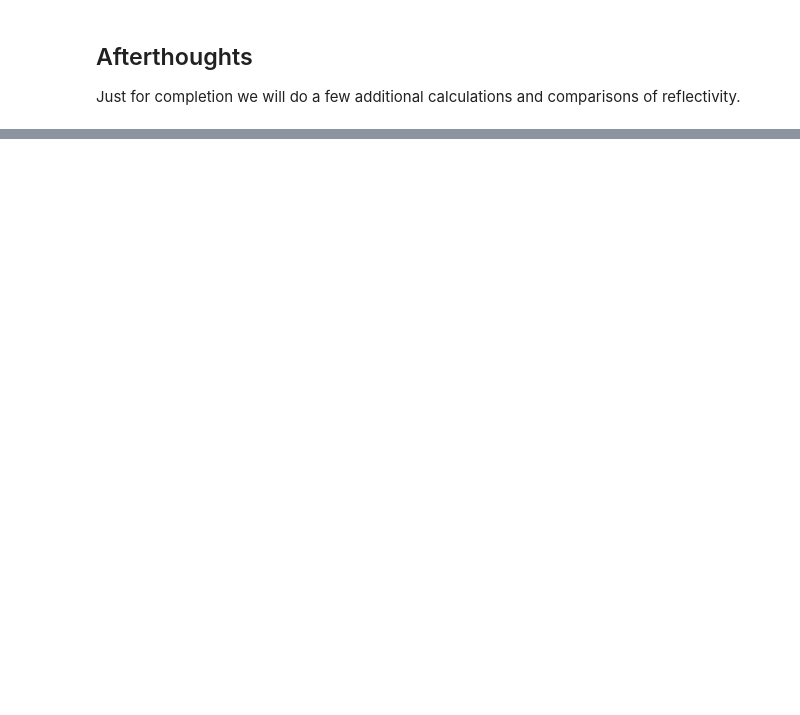
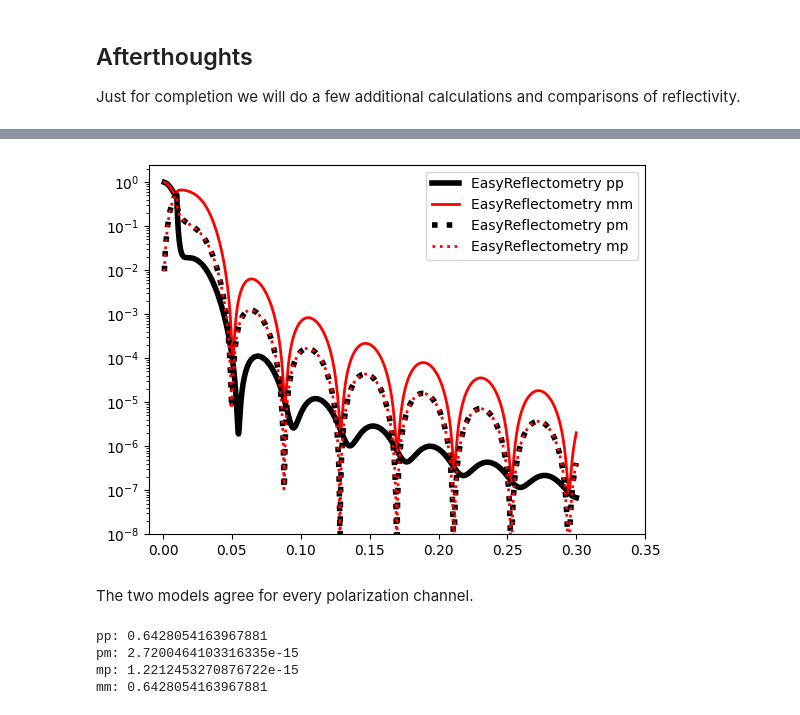
Before and after one commit to easyscience/EasyReflectometryLib, a Jupyter notebook: dev/tutorials/simulation/magnetism/magnetism.ipynb, the cells around one changed output, grey strips where cells are left out. Cells and saved outputs as stored; diff of their text form; code cells hidden in the pictures; blank space fills up the shorter version.

```diff
--- a/dev/tutorials/simulation/magnetism/magnetism.ipynb
+++ b/dev/tutorials/simulation/magnetism/magnetism.ipynb
@@ -332,0 +266,49 @@ print(max(abs(model_data_no_magnetism - model_data_magnetism)))
+# %%
+# The single layer model matching the raw Refl1d sample above
+vacuum_single = Material(sld=0, isld=0, name='Vacuum')
+sld_8_single = Material(sld=8.0, isld=0, name='Sld 8')
+si_single = Material(sld=2.047, isld=0, name='Si')
+superphase_single = Layer(material=vacuum_single, thickness=0, roughness=0, name='Vacuum Superphase')
+magnetic_layer = Layer(material=sld_8_single, thickness=150, roughness=0, name='Magnetic Layer')
+subphase_single = Layer(material=si_single, thickness=0, roughness=0, name='Si Subphase')
+single_layer_model = Model(
+    sample=Sample(
+        Multilayer(superphase_single),
+        Multilayer(magnetic_layer),
+        Multilayer(subphase_single),
+        name='Single Layer Sample',
+    ),
+    scale=1,
+    background=0,
+    name='Single Layer Model',
+)
+
+interface.switch('refl1d')
+single_layer_model.interface = interface
+single_layer_model.resolution_function = PercentageFwhm(0)
+magnetic_layer.magnetism = LayerMagnetism(rho_m=8, theta_m=45, name='Magnetic layer moment')
+model_interface = single_layer_model.interface()
+
+channels = single_layer_model.interface.polarized_reflectivity_profiles(
+    model_coords,
+    single_layer_model.unique_name,
+)
+
+plt.plot(model_coords, channels['pp'], '-k', label='EasyReflectometry pp', linewidth=4)
+plt.plot(model_coords, channels['mm'], '-r', label='EasyReflectometry mm', linewidth=2)
+plt.plot(model_coords, channels['pm'], ':k', label='EasyReflectometry pm', linewidth=4)
+plt.plot(model_coords, channels['mp'], ':r', label='EasyReflectometry mp', linewidth=2)
+
+plot_apply_makeup()
+# %% [output]
+[figure, added]
+# %% [markdown]
+The two models agree for every polarization channel.
+# %%
+for key in channels:
+    print(f'{key}: {max(abs(channels[key] - raw_channels[key]))}')
+# %% [output]
+pp: 0.6428054163967881
+pm: 2.7200464103316335e-15
+mp: 1.2212453270876722e-15
+mm: 0.6428054163967881
```
Also changed, not shown: parts of 27 cells of this notebook, 49 other files.
